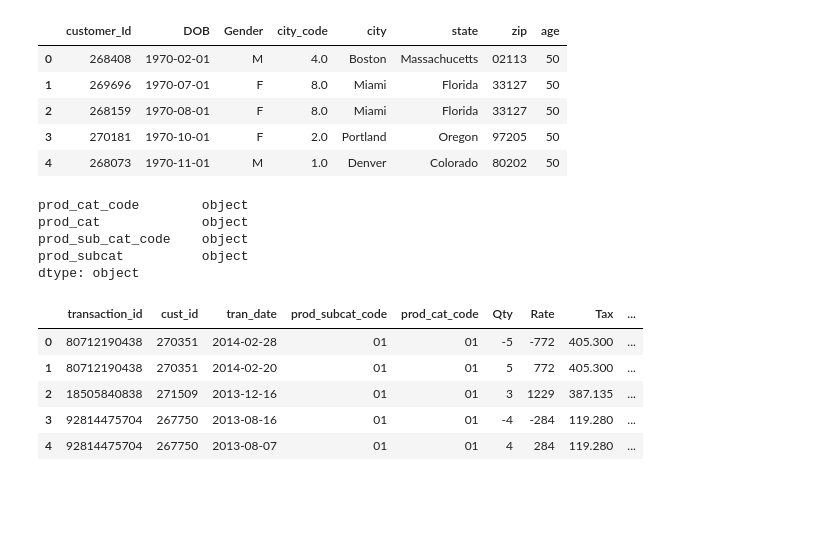
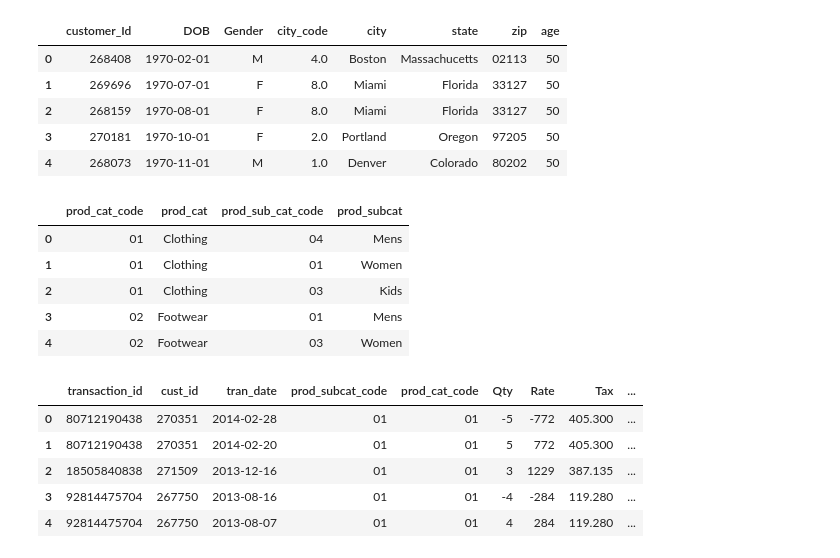
Before and after one commit to mestey28/turning_patterns_into_profits, a Jupyter notebook: data_cleaning.ipynb, the cells around one changed output. Cells and saved outputs as stored; diff of their text form; code cells hidden in the pictures; blank space fills up the shorter version.

```diff
--- a/data_cleaning.ipynb
+++ b/data_cleaning.ipynb
@@ -75,13 +75,14 @@ cust_df.head()
 # %%
 cat_df['prod_cat_code'] = cat_df['prod_cat_code'].astype(str).str.pad(2, side='left', fillchar='0')
 cat_df['prod_sub_cat_code'] = cat_df['prod_sub_cat_code'].astype(str).str.pad(2, side='left', fillchar='0')
-cat_df.dtypes
+cat_df.head()
 # %% [output]
-prod_cat_code        object
-prod_cat             object
-prod_sub_cat_code    object
-prod_subcat          object
-dtype: object
+|  | prod_cat_code | prod_cat | prod_sub_cat_code | prod_subcat |
+| 0 | 01 | Clothing | 04 | Mens |
+| 1 | 01 | Clothing | 01 | Women |
+| 2 | 01 | Clothing | 03 | Kids |
+| 3 | 02 | Footwear | 01 | Mens |
+| 4 | 02 | Footwear | 03 | Women |
 # %%
 tran_df.to_csv('Transactions_clean.csv', index=False)
 cust_df.to_csv('Customer_clean.csv', index=False)
```
Also changed, not shown: parts of 2 cells of this notebook, 1 other file.
